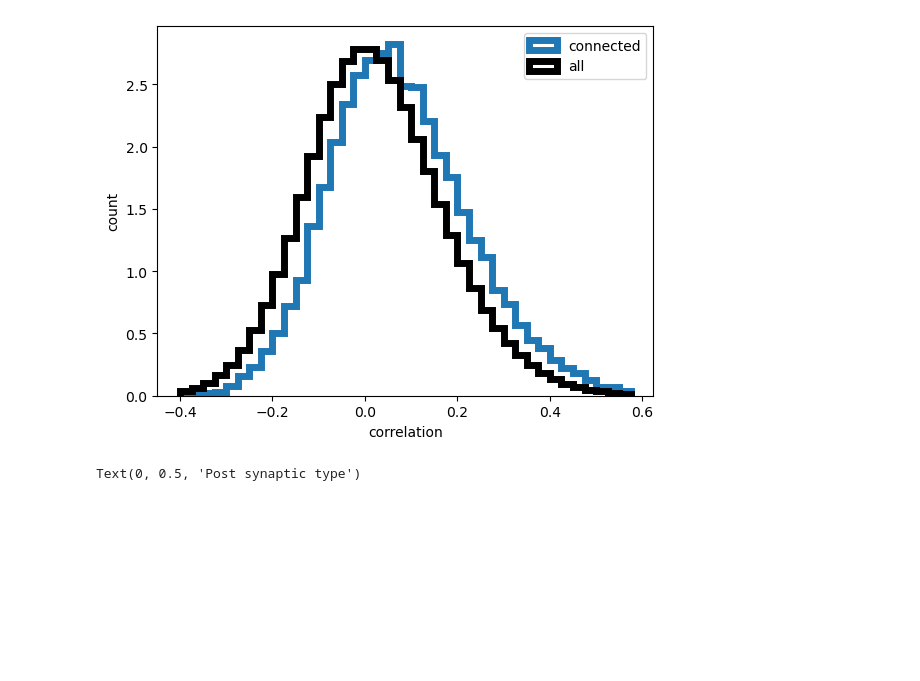
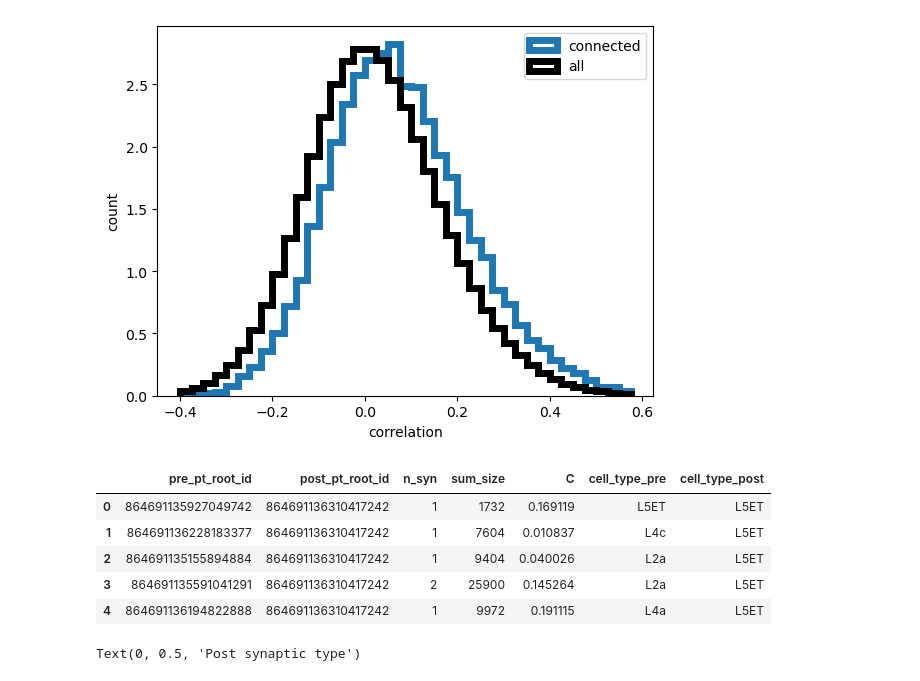
Before and after one commit to AllenInstitute/SWDB_CellTypeFunction, a Jupyter notebook: code/workshop2/workshop2.ipynb, the cells around one changed output. Saved outputs shown, nothing was run; the diff lists cells and outputs as text; code cells hidden in the pictures; blank space fills up the shorter version.

```diff
--- a/code/workshop2/workshop2.ipynb
+++ b/code/workshop2/workshop2.ipynb
@@ -24,13 +24,28 @@ import matplotlib.pyplot as plt
 import tqdm
 plat = platform.platform()
 # %%
-# We need to provide the directory that contains the predicted
-if 'amzn' in plat:
-    data_dir = '/data/microns_in_silico/'
+import platform
+import os
+
+platstring = platform.platform()
+if ('Darwin' in platstring) or ('macOS' in platstring):
+    # macOS
+    data_root = "/Volumes/Brain2023/"
+elif 'Windows'  in platstring:
+    # Windows (replace with the drive letter of USB drive)
+    data_root = "E:/"
+elif ('amzn' in platstring):
+    # then on Code Ocean
+    data_root = "/data/"
 else:
-    data_dir = '/data/microns_in_silico/'
+    # then your own linux platform
+    # EDIT location where you mounted hard drive
+    data_root = "/media/$USERNAME/Brain2023/"
 
-#data_dir = '/Users/forrestc/Downloads/microns_in_silico/'
+data_dir = os.path.join(data_root, 'microns_in_silico')
+
+# you can just override this if the location of the data varies
+# data_dir = '/Users/forrestc/Downloads/microns_in_silico/'
 # %%
 # load up the in-silico responses as a pandas dataframe from a numpy array
 resp=pd.DataFrame(np.load(os.path.join(data_dir, 'nat_resp.npy')))
@@ -621,4 +715,15 @@ all_syn_dfm3=all_syn_dfm2.merge(ct_df[['target_id', 'cell_type']],
                   suffixes=['_pre', '_post'])\
 .drop(['target_id_pre', 'target_id_post'],axis=1)\
 .drop_duplicates(subset=['pre_nuc_id', 'post_nuc_id'])
+# %%
+# lets look at our dataframe for the columns we care most about
+all_syn_dfm3[['pre_pt_root_id', 'post_pt_root_id', 'n_syn',
+              'sum_size', 'C', 'cell_type_pre', 'cell_type_post']].head()
+# %% [output]
+|  | pre_pt_root_id | post_pt_root_id | n_syn | sum_size | C | cell_type_pre | cell_type_post |
+| 0 | 864691135927049742 | 864691136310417242 | 1 | 1732 | 0.169119 | L5ET | L5ET |
+| 1 | 864691136228183377 | 864691136310417242 | 1 | 7604 | 0.010837 | L4c | L5ET |
+| 2 | 864691135155894884 | 864691136310417242 | 1 | 9404 | 0.040026 | L2a | L5ET |
+| 3 | 864691135591041291 | 864691136310417242 | 2 | 25900 | 0.145264 | L2a | L5ET |
+| 4 | 864691136194822888 | 864691136310417242 | 1 | 9972 | 0.191115 | L4a | L5ET |
 # %%
```
Also changed, not shown: parts of 58 cells of this notebook, 6 other files.
